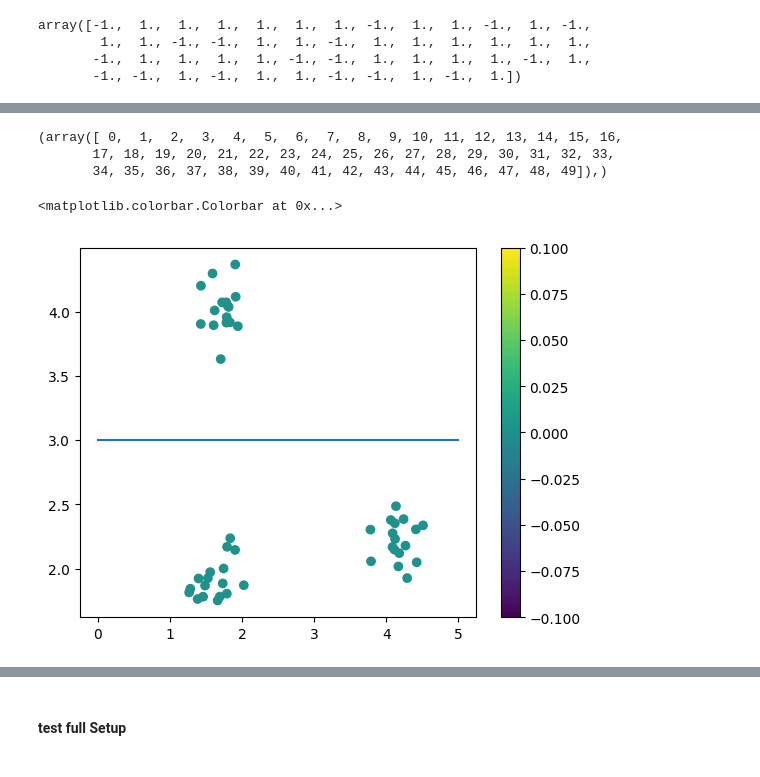
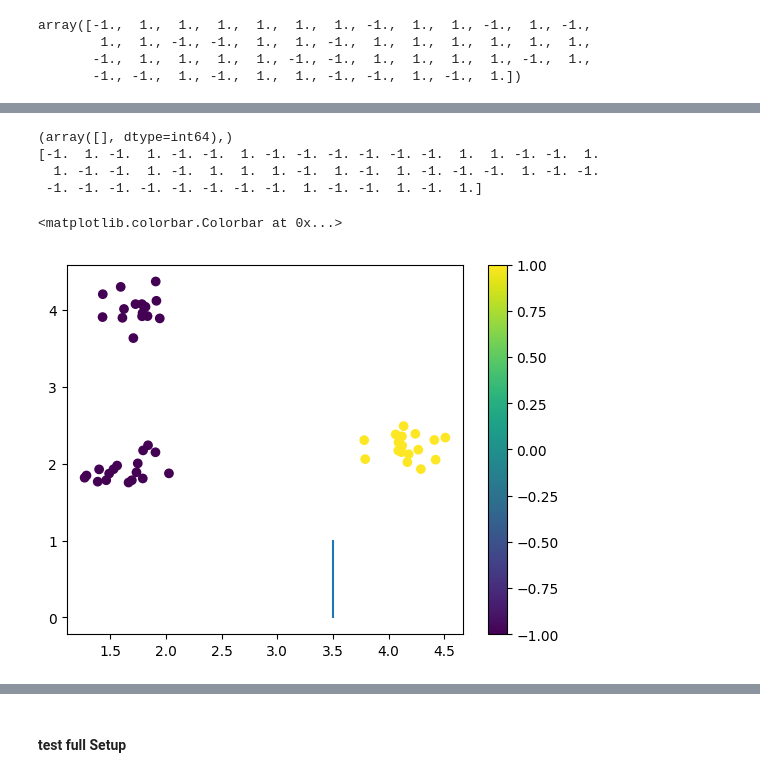
Before and after one commit to MrEwdew/DeepLearning25, a Jupyter notebook: week_2/Aufgabe_2_Multi_Class_Perceptrons.ipynb, the cells around one changed output, grey strips where cells are left out. Saved outputs shown, nothing was run; the diff lists cells and outputs as text; code cells hidden in the pictures.

```diff
--- a/week_2/Aufgabe_2_Multi_Class_Perceptrons.ipynb
+++ b/week_2/Aufgabe_2_Multi_Class_Perceptrons.ipynb
@@ -231,16 +231,17 @@ w1 = np.array([0.5,1])
 b1 = (-3.5)
 
 
-w2 = np.array([0,1])
-b2 = (-3)
+w3 = np.array([0,1])
+b3 = (-3)
 
 
-w3 = np.array([1,0])
-b3 = (-3.5)
+w2 = np.array([1,0])
+b2 = (-3.5)
 
 
 
 line1 = plot_line_from_normal_vector_and_offset(w1,b1,x_range= [0,5], ax= ax1)
+
 line2 = plot_line_from_normal_vector_and_offset(w2,b2,x_range= [0,5], ax= ax1)
 line3 = plot_line_from_normal_vector_and_offset(w3,b3,x_range= [0,5], ax= ax1)
 
@@ -328,18 +332,20 @@ plt.colorbar()
 # %%
 # get IDs of wrong classified
-pos=np.where(y!=np.sign(w2.dot(X.T)+b2))
+pos=np.where(y_one[:,1]!=np.sign(w2.dot(X.T)+b2))
 print(pos)
-y_test=np.copy(y)
+y_test=np.copy(y_one[:,1])
 y_test[pos]= 0
+print(y_test)
 plot_line_from_normal_vector_and_offset(w2,b2,x_range= [0,5])
 plt.scatter(X[:,0],X[:,1],c=y_test)#set color
 plt.colorbar()
 #abline(1,2)
 # %% [output]
-(array([ 0,  1,  2,  3,  4,  5,  6,  7,  8,  9, 10, 11, 12, 13, 14, 15, 16,
-       17, 18, 19, 20, 21, 22, 23, 24, 25, 26, 27, 28, 29, 30, 31, 32, 33,
-       34, 35, 36, 37, 38, 39, 40, 41, 42, 43, 44, 45, 46, 47, 48, 49]),)
+(array([], dtype=int64),)
+[-1.  1. -1.  1. -1. -1.  1. -1. -1. -1. -1. -1. -1.  1.  1. -1. -1.  1.
+  1. -1. -1.  1. -1.  1.  1.  1. -1.  1. -1.  1. -1. -1. -1.  1. -1. -1.
+ -1. -1. -1. -1. -1. -1. -1. -1.  1. -1. -1.  1. -1.  1.]
 <matplotlib.colorbar.Colorbar at 0x...>
-[figure, old version]
+[figure, new version]
 # %%
 # get IDs of wrong classified
```
Also changed, not shown: parts of 8 cells of this notebook.
